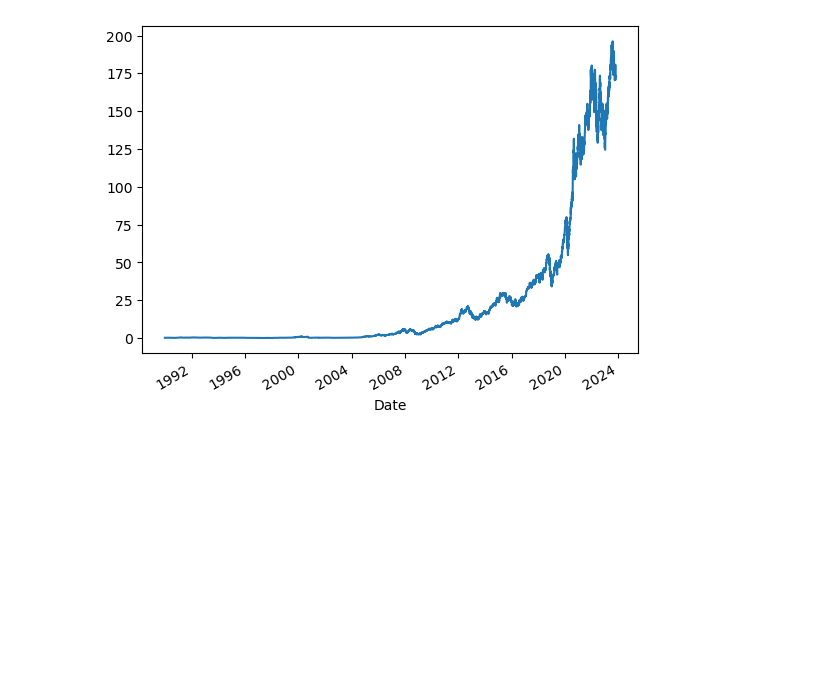
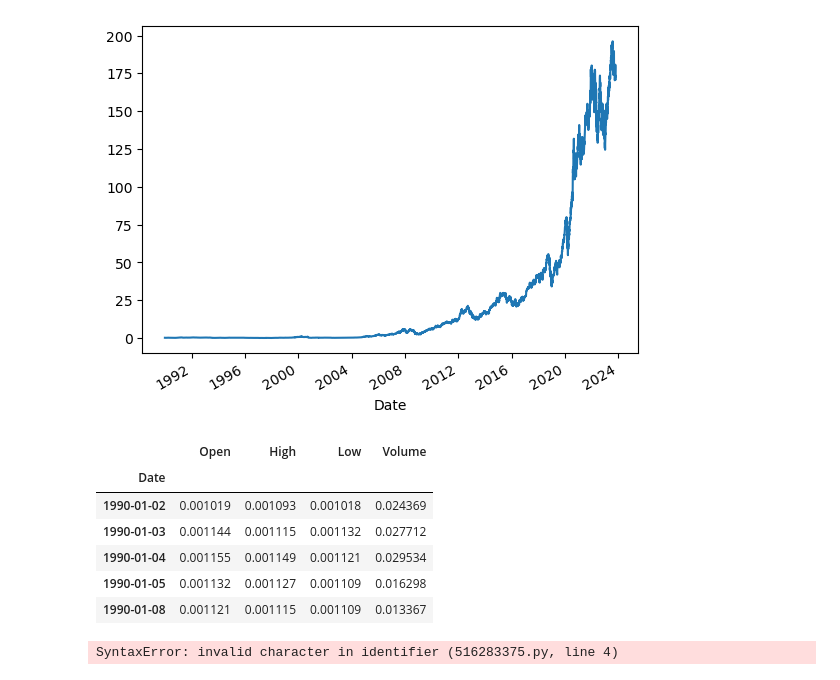
Before and after one commit to vuanhngo14/StockSage, a Jupyter notebook: test-2.ipynb, the cells around one changed output. Drawn from its saved outputs; the diff is of its cells as text; code cells hidden in the pictures; blank space fills up the shorter version.

Commit message:
preparing the model

```diff
--- a/test-2.ipynb
+++ b/test-2.ipynb
@@ -40,3 +57,24 @@ df["Adj Close"].plot()
 # %% [output]
 <Axes: xlabel='Date'>
 [figure]
+# %%
+#Set Target Variable
+output_var = pd.DataFrame(df["Adj Close"])
+
+#Selecting the Features
+features = ["Open", "High", "Low", "Volume"]
+# %%
+# Scale the data
+
+scaler = MinMaxScaler()
+feature_transform = scaler.fit_transform(df[features])
+feature_transform= pd.DataFrame(columns=features, data=feature_transform, index=df.index)
+feature_transform.head()
+# %% [output]
+|  | Open | High | Low | Volume |
+| Date |  |  |  |  |
+| 1990-01-02 | 0.001019 | 0.001093 | 0.001018 | 0.024369 |
+| 1990-01-03 | 0.001144 | 0.001115 | 0.001132 | 0.027712 |
+| 1990-01-04 | 0.001155 | 0.001149 | 0.001121 | 0.029534 |
+| 1990-01-05 | 0.001132 | 0.001127 | 0.001109 | 0.016298 |
+| 1990-01-08 | 0.001121 | 0.001115 | 0.001109 | 0.013367 |
@@ -42,0 +95,10 @@ df["Adj Close"].plot()
+# %%
+# Build the LSTM Model
+
+lstm = Sequential()
+lstm.add(LSTM(32, input_shape=(1, trainX.shape[1]), activation="relu", return_sequences=False))
+lstm.add(Dense(1))
+lstm.compile(loss="mean_squared_error", optimizer="adam")
+plot_model(lstm, show_shapes=True, show_layer_names=True)
+# %% [output]
+SyntaxError: invalid character in identifier (516283375.py, line 4)
```
Also changed, not shown: parts of 4 cells of this notebook.
